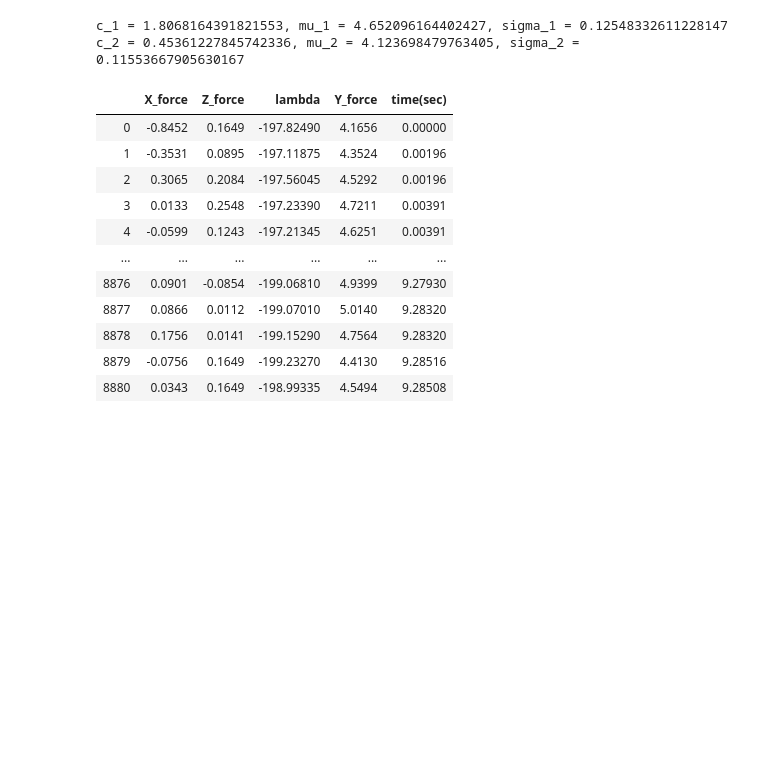
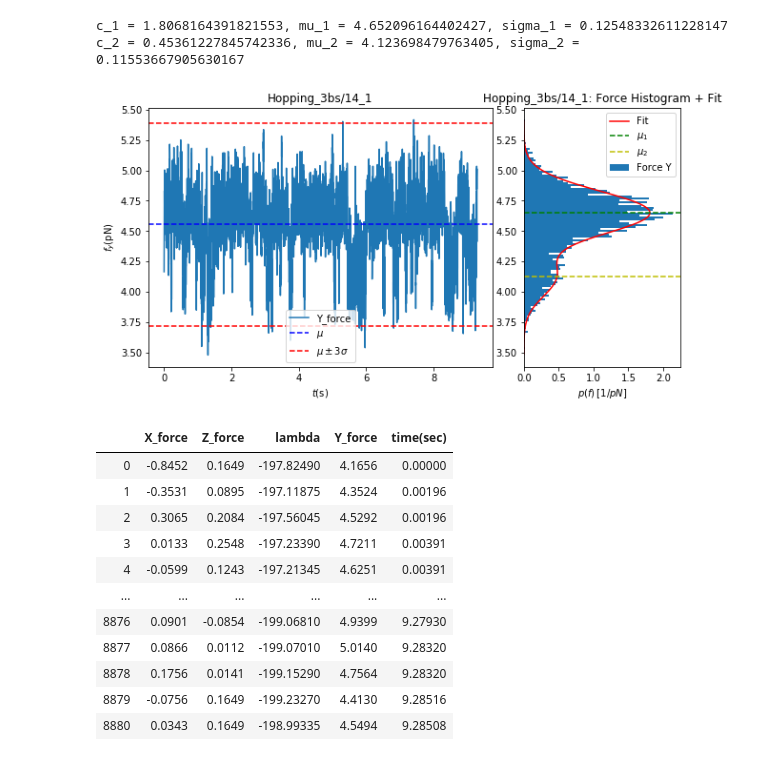
Before and after one commit to RiccardoTancredi/TesiTriennale, a Jupyter notebook: hopping.ipynb, the cells around one changed output. Drawn from its saved outputs; the diff is of its cells as text; code cells hidden in the pictures; blank space fills up the shorter version.

Commit message:
Final version of gaussian plotting
Subplots introduced

```diff
--- a/hopping.ipynb
+++ b/hopping.ipynb
@@ -43,6 +43,10 @@ fitting_par = grafici.fit(guess=prova)
 [figure]
 c_1 = 1.8068164391821553, mu_1 = 4.652096164402427, sigma_1 = 0.12548332611228147
 c_2 = 0.45361227845742336, mu_2 = 4.123698479763405, sigma_2 = 0.11553667905630167
+# %%
+grafici.subplots(fitting_par)
+# %% [output]
+[figure, added]
 # %%
 data_frame
 # %% [output]
```
Also changed, not shown: parts of 1 cell of this notebook, 1 other file.
